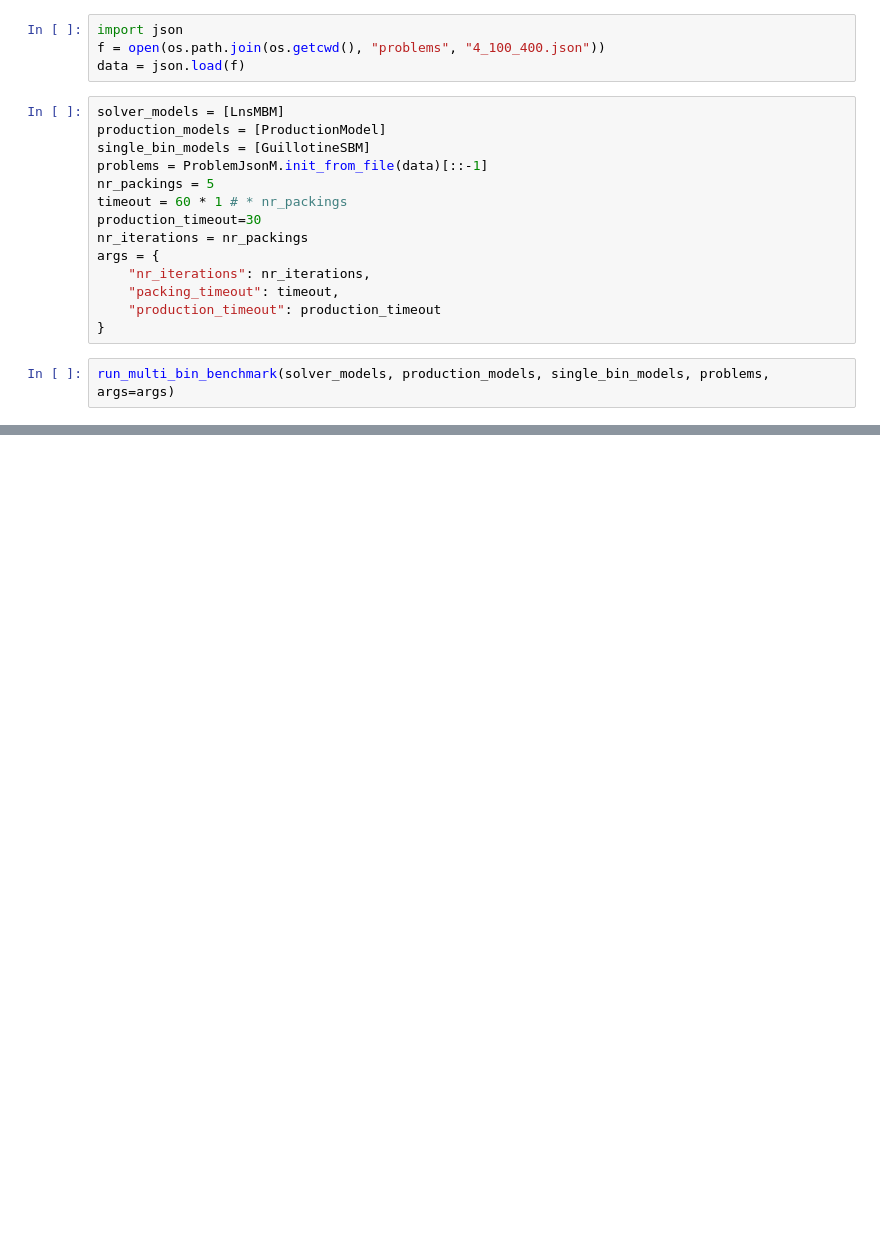
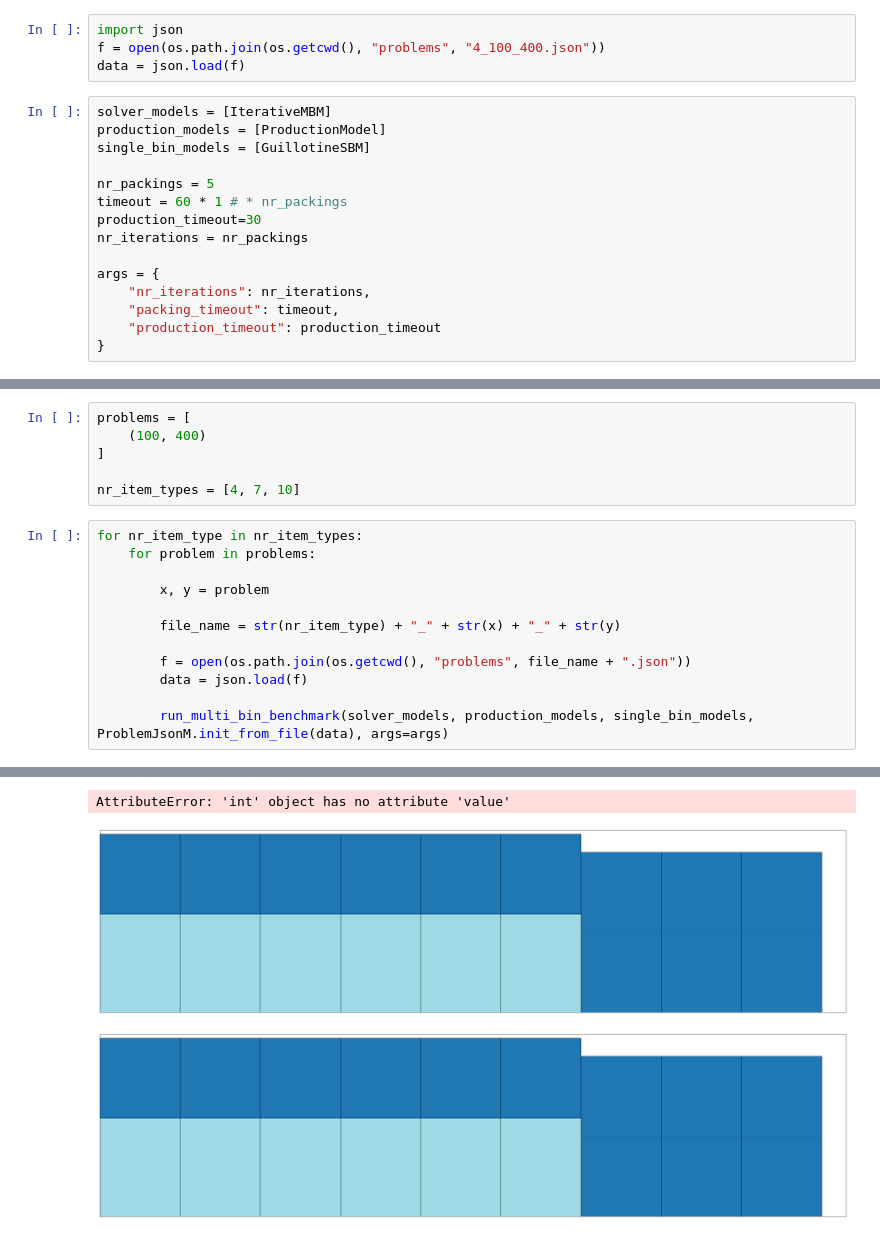
Before and after one commit to ThomSerg/IndustrialWeavePlanning, a Jupyter notebook: benchmarks/multi_bin/benchmark.ipynb, the cells around one changed output, grey strips where cells are left out. Drawn from its saved outputs; the diff is of its cells as text; blank space fills up the shorter version.

Commit message:
Steamline model structure (timeout, stats, ...)

```diff
--- a/benchmarks/multi_bin/benchmark.ipynb
+++ b/benchmarks/multi_bin/benchmark.ipynb
@@ -21,18 +28,17 @@ import json
 f = open(os.path.join(os.getcwd(), "problems", "4_100_400.json"))
 data = json.load(f)
 # %%
-solver_models = [LnsMBM]
+solver_models = [IterativeMBM]
 production_models = [ProductionModel]
 single_bin_models = [GuillotineSBM]
-problems = ProblemJsonM.init_from_file(data)[::-1]
+
 nr_packings = 5
 timeout = 60 * 1 # * nr_packings
 production_timeout=30
 nr_iterations = nr_packings
+
 args = {
     "nr_iterations": nr_iterations,
     "packing_timeout": timeout,
     "production_timeout": production_timeout
 }
-# %%
-run_multi_bin_benchmark(solver_models, production_models, single_bin_models, problems, args=args)
@@ -78,0 +45,19 @@ Solving...
+# %%
+problems = [
+    (100, 400)
+]
+
+nr_item_types = [4, 7, 10]
+# %%
+for nr_item_type in nr_item_types:
+    for problem in problems:
+
+        x, y = problem
+
+        file_name = str(nr_item_type) + "_" + str(x) + "_" + str(y)
+
+        f = open(os.path.join(os.getcwd(), "problems", file_name + ".json"))
+        data = json.load(f)
+
+        run_multi_bin_benchmark(solver_models, production_models, single_bin_models, ProblemJsonM.init_from_file(data), args=args)
+# %% [output]
@@ -78,0 +81,3 @@ Solving...
+AttributeError: 'int' object has no attribute 'value'
+[figure, added]
+[figure, added]
```
Also changed, not shown: parts of 5 cells of this notebook, 8 other files.
